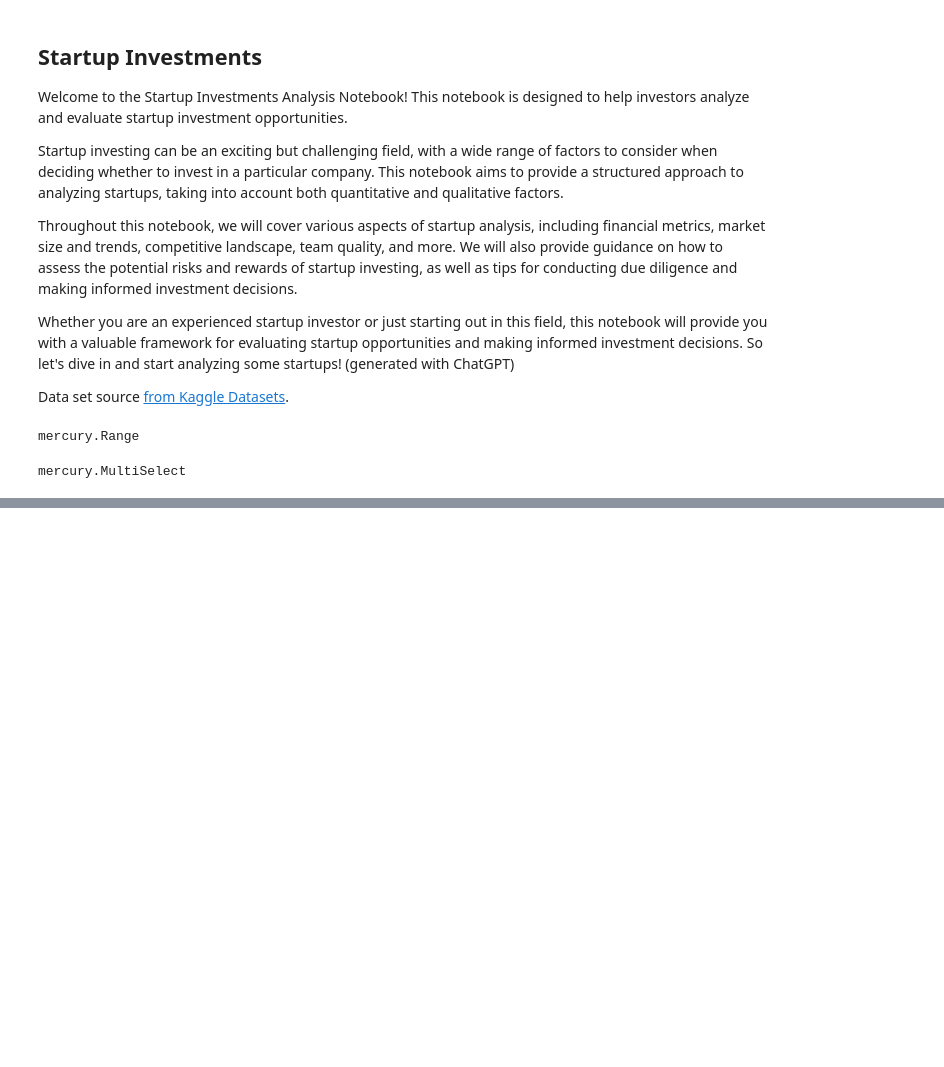
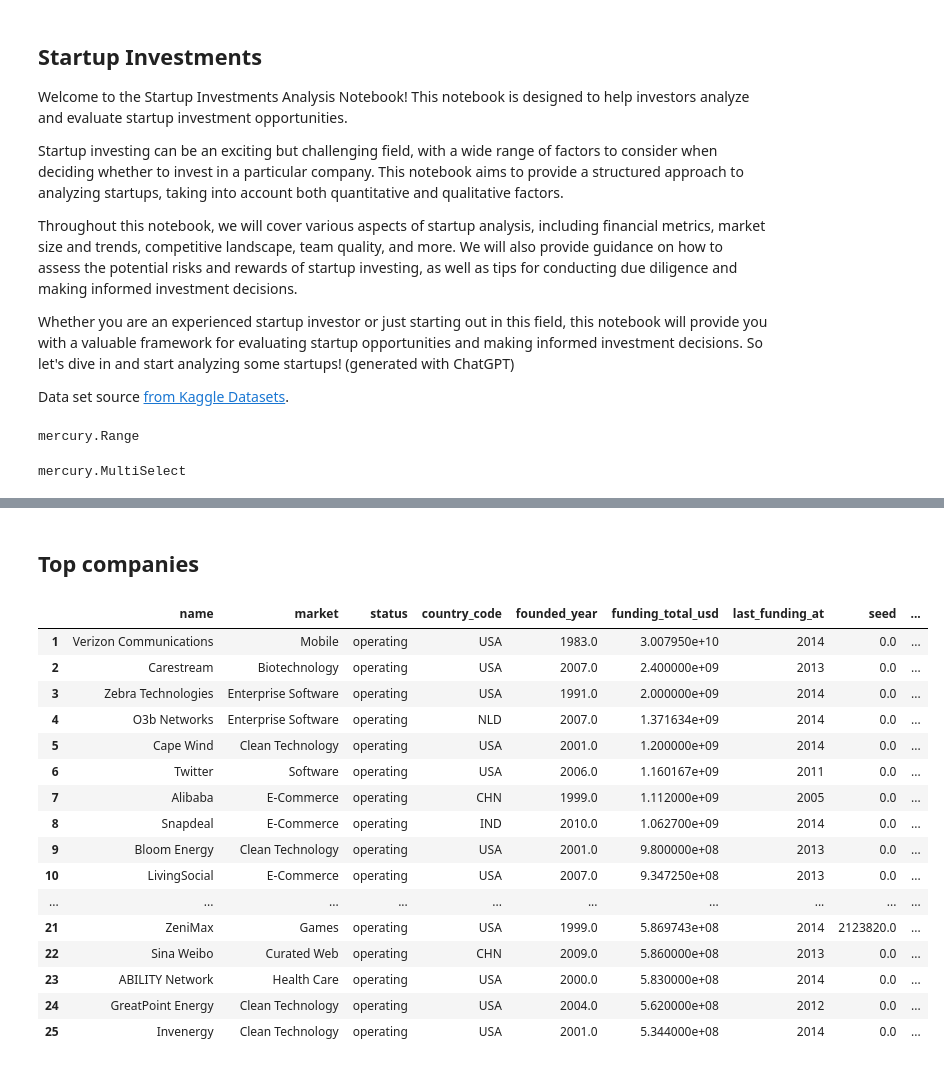
Before and after one commit to pplonski/startup-investments, a Jupyter notebook: investments-analysis.ipynb, the cells around one changed output, grey strips where cells are left out. Cells and saved outputs as stored; diff of their text form; code cells hidden in the pictures; blank space fills up the shorter version.

```diff
--- a/investments-analysis.ipynb
+++ b/investments-analysis.ipynb
@@ -43,6 +40,7 @@ df['status'] = df['status'].replace(np.nan,"unknown")
 df.drop(df[df['first_funding_at']<1902].index, inplace=True)
 # %%
 top_markets = list(df['market'].value_counts()[:10].index)
+statuses = list(np.unique(df['status']))
 # %%
 year = mr.Range(value=[1980, 2014], label="Select year range", min=1980, max=2014)
 # %% [output]
@@ -51,3 +49,5 @@ mercury.Range
 market = mr.MultiSelect(value=top_markets, choices=top_markets, label="Select market")
 # %% [output]
 mercury.MultiSelect
+# %%
+status = mr.MultiSelect(value=statuses, choices=statuses, label="Select status")
@@ -96,3 +66,5 @@ fig.show()
+# %%
+df = df[df['status'].isin(status.value)]
 # %%
 countries = pd.read_csv('https://raw.githubusercontent.com/plotly/datasets/master/2014_world_gdp_with_codes.csv')
 # countries = countries.drop('GDP (BILLIONS)', 1)
@@ -122,0 +112,30 @@ fig_country_map.show()
+# %% [markdown]
+## Top companies
+# %%
+
+new_df = df.sort_values(by=[' funding_total_usd '], ascending=False)[
+    ['name', 'market', 'status', 'country_code', 'founded_year', ' funding_total_usd ',
+         'last_funding_at', 'seed', 'venture',
+       'debt_financing', 'angel', 'private_equity', 'post_ipo_equity',
+       'post_ipo_debt']
+].head(25)
+new_df.index = pd.RangeIndex(1,len(new_df.index)+1)
+new_df
+# %% [output]
+|  | name | market | status | country_code | founded_year | funding_total_usd | last_funding_at | seed | ... |
+| 1 | Verizon Communications | Mobile | operating | USA | 1983.0 | 3.007950e+10 | 2014 | 0.0 | ... |
+| 2 | Carestream | Biotechnology | operating | USA | 2007.0 | 2.400000e+09 | 2013 | 0.0 | ... |
+| 3 | Zebra Technologies | Enterprise Software | operating | USA | 1991.0 | 2.000000e+09 | 2014 | 0.0 | ... |
+| 4 | O3b Networks | Enterprise Software | operating | NLD | 2007.0 | 1.371634e+09 | 2014 | 0.0 | ... |
+| 5 | Cape Wind | Clean Technology | operating | USA | 2001.0 | 1.200000e+09 | 2014 | 0.0 | ... |
+| 6 | Twitter | Software | operating | USA | 2006.0 | 1.160167e+09 | 2011 | 0.0 | ... |
+| 7 | Alibaba | E-Commerce | operating | CHN | 1999.0 | 1.112000e+09 | 2005 | 0.0 | ... |
+| 8 | Snapdeal | E-Commerce | operating | IND | 2010.0 | 1.062700e+09 | 2014 | 0.0 | ... |
+| 9 | Bloom Energy | Clean Technology | operating | USA | 2001.0 | 9.800000e+08 | 2013 | 0.0 | ... |
+| 10 | LivingSocial | E-Commerce | operating | USA | 2007.0 | 9.347250e+08 | 2013 | 0.0 | ... |
+| ... | ... | ... | ... | ... | ... | ... | ... | ... | ... |
+| 21 | ZeniMax | Games | operating | USA | 1999.0 | 5.869743e+08 | 2014 | 2123820.0 | ... |
+| 22 | Sina Weibo | Curated Web | operating | CHN | 2009.0 | 5.860000e+08 | 2013 | 0.0 | ... |
+| 23 | ABILITY Network | Health Care | operating | USA | 2000.0 | 5.830000e+08 | 2014 | 0.0 | ... |
+| 24 | GreatPoint Energy | Clean Technology | operating | USA | 2004.0 | 5.620000e+08 | 2012 | 0.0 | ... |
+| 25 | Invenergy | Clean Technology | operating | USA | 2001.0 | 5.344000e+08 | 2014 | 0.0 | ... |
```
Also changed, not shown: parts of 14 cells of this notebook, 1 other file.
